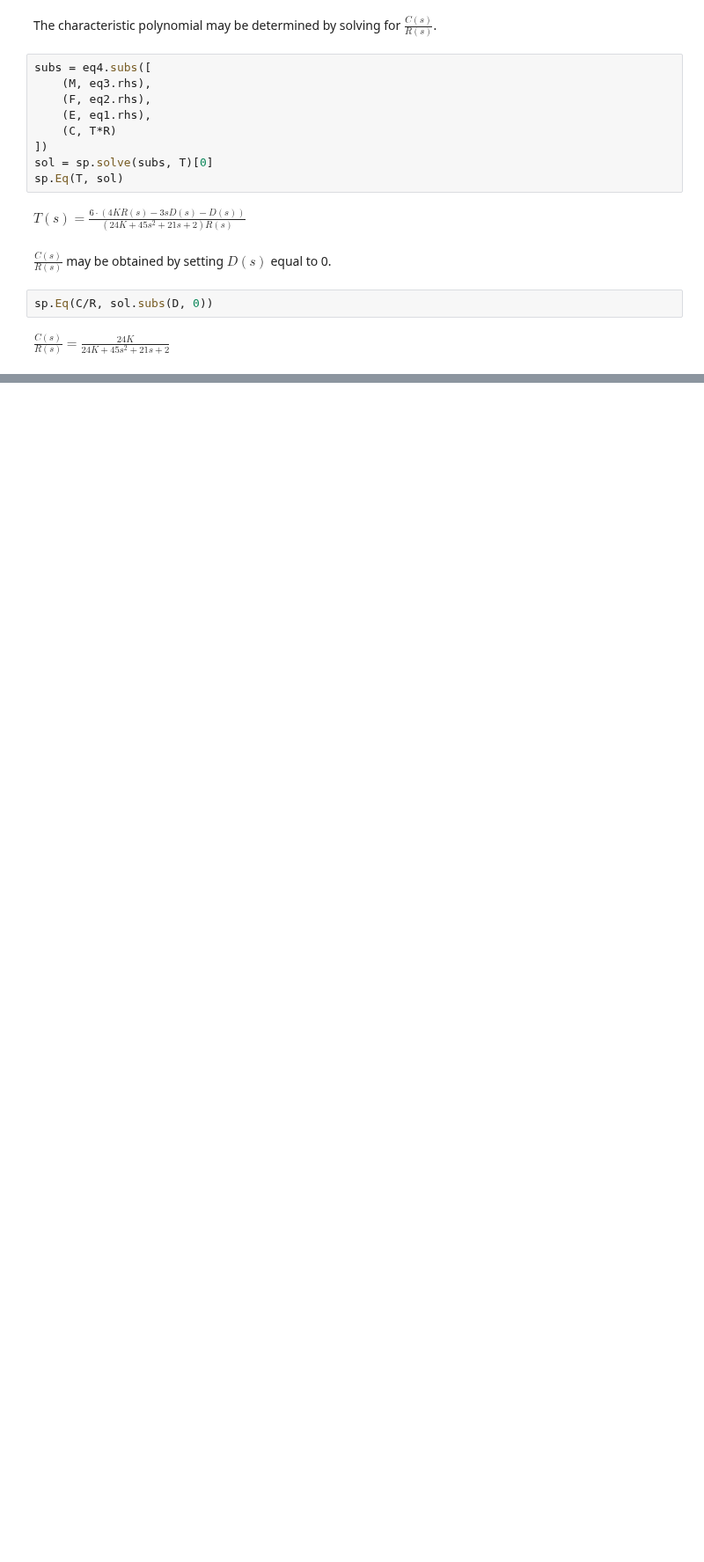
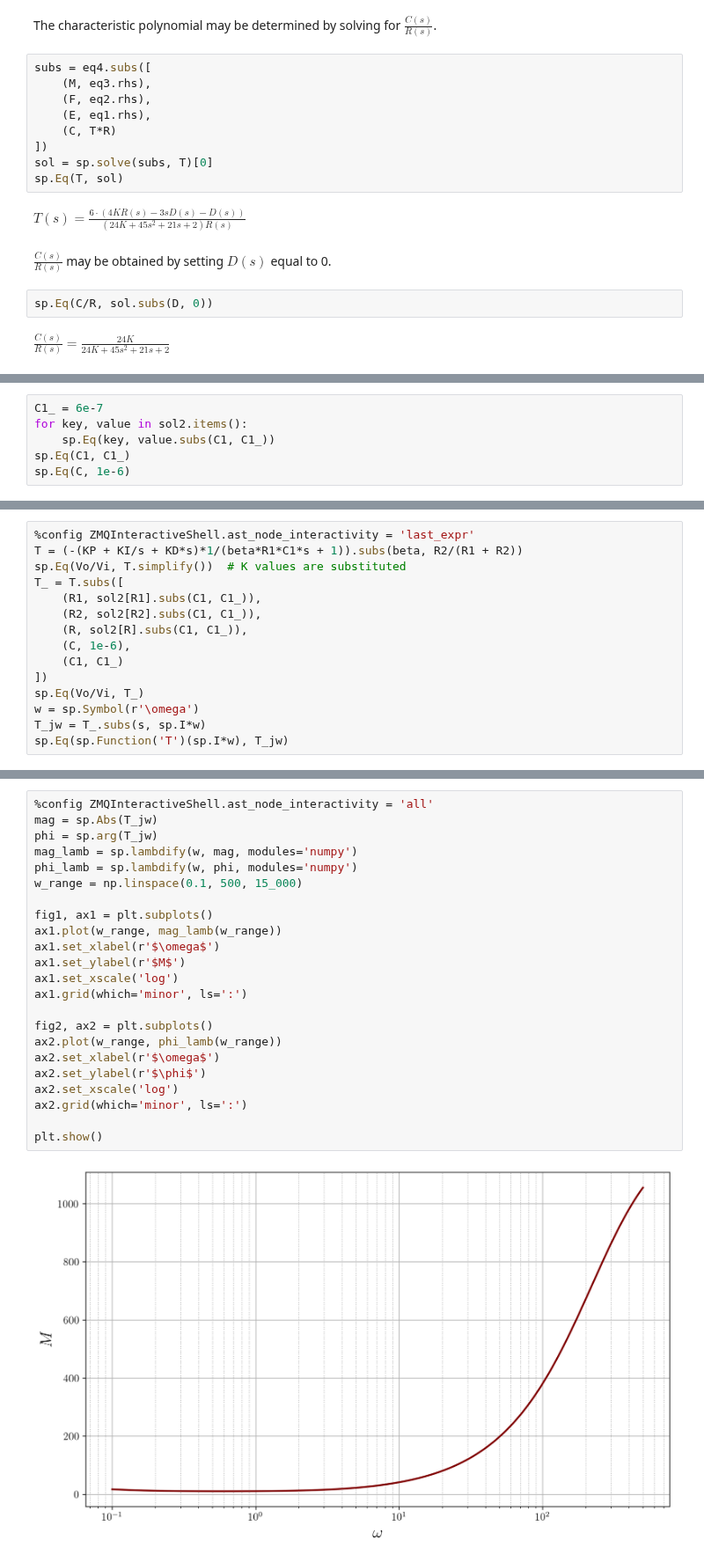
Before and after one commit to gabemorris12/Homework, a Jupyter notebook: Vibrations and Controls Homework 9.ipynb, the cells around one changed output, grey strips where cells are left out. Shown at 88% size. Saved outputs shown, nothing was run; the diff lists cells and outputs as text; blank space fills up the shorter version.

```diff
--- a/Vibrations and Controls Homework 9.ipynb
+++ b/Vibrations and Controls Homework 9.ipynb
@@ -77,0 +160,6 @@ $$45s^2+21s+2+24K$$
+# %%
+C1_ = 6e-7
+for key, value in sol2.items():
+    sp.Eq(key, value.subs(C1, C1_))
+sp.Eq(C1, C1_)
+sp.Eq(C, 1e-6)
@@ -77,0 +176,15 @@ $$45s^2+21s+2+24K$$
+# %%
+%config ZMQInteractiveShell.ast_node_interactivity = 'last_expr'
+T = (-(KP + KI/s + KD*s)*1/(beta*R1*C1*s + 1)).subs(beta, R2/(R1 + R2))
+sp.Eq(Vo/Vi, T.simplify())  # K values are substituted
+T_ = T.subs([
+    (R1, sol2[R1].subs(C1, C1_)),
+    (R2, sol2[R2].subs(C1, C1_)),
+    (R, sol2[R].subs(C1, C1_)),
+    (C, 1e-6),
+    (C1, C1_)
+])
+sp.Eq(Vo/Vi, T_)
+w = sp.Symbol(r'\omega')
+T_jw = T_.subs(s, sp.I*w)
+sp.Eq(sp.Function('T')(sp.I*w), T_jw)
@@ -77,0 +195,25 @@ $$45s^2+21s+2+24K$$
+# %%
+%config ZMQInteractiveShell.ast_node_interactivity = 'all'
+mag = sp.Abs(T_jw)
+phi = sp.arg(T_jw)
+mag_lamb = sp.lambdify(w, mag, modules='numpy')
+phi_lamb = sp.lambdify(w, phi, modules='numpy')
+w_range = np.linspace(0.1, 500, 15_000)
+
+fig1, ax1 = plt.subplots()
+ax1.plot(w_range, mag_lamb(w_range))
+ax1.set_xlabel(r'$\omega$')
+ax1.set_ylabel(r'$M$')
+ax1.set_xscale('log')
+ax1.grid(which='minor', ls=':')
+
+fig2, ax2 = plt.subplots()
+ax2.plot(w_range, phi_lamb(w_range))
+ax2.set_xlabel(r'$\omega$')
+ax2.set_ylabel(r'$\phi$')
+ax2.set_xscale('log')
+ax2.grid(which='minor', ls=':')
+
+plt.show()
+# %% [output]
+[figure, added]
```
Also changed, not shown: parts of 36 cells of this notebook, 3 other files.
